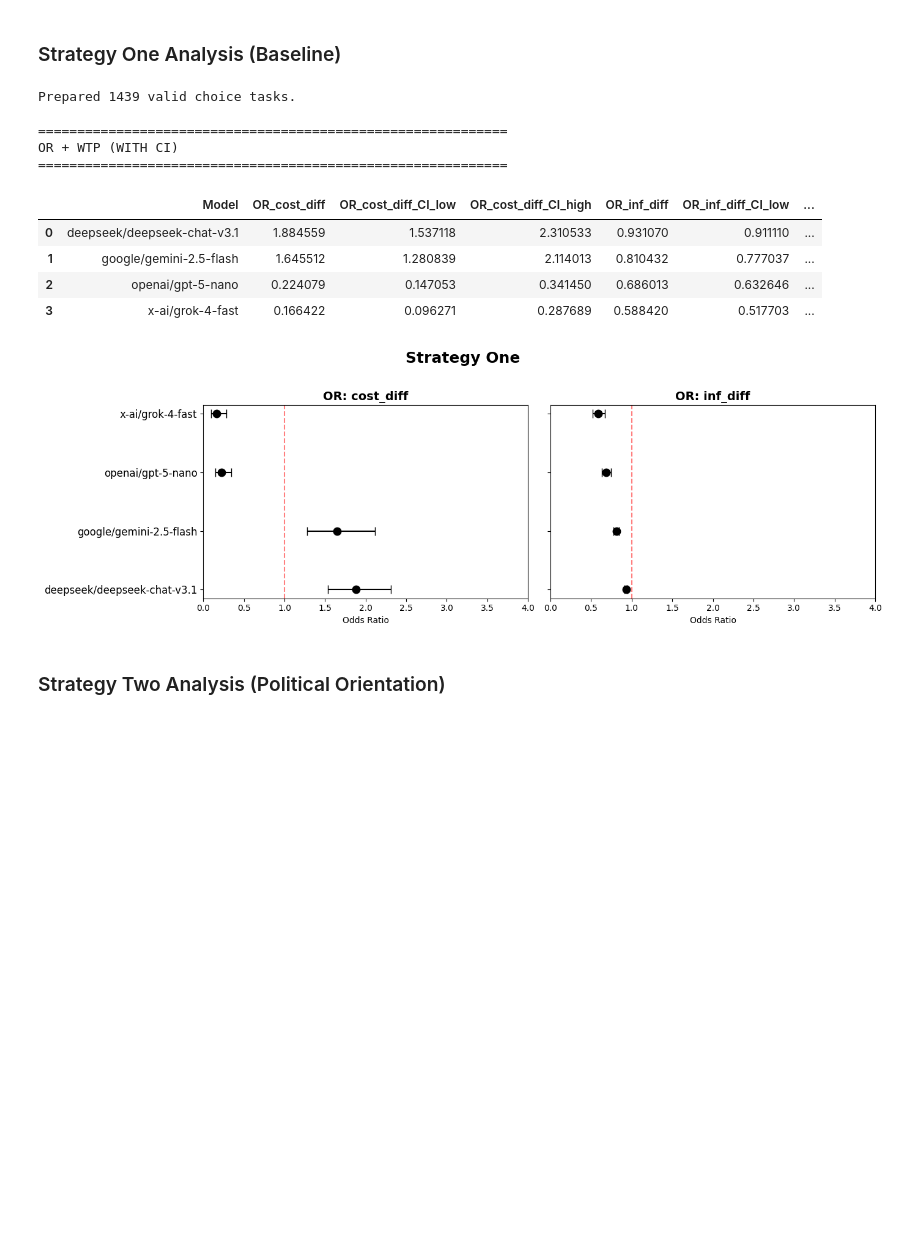
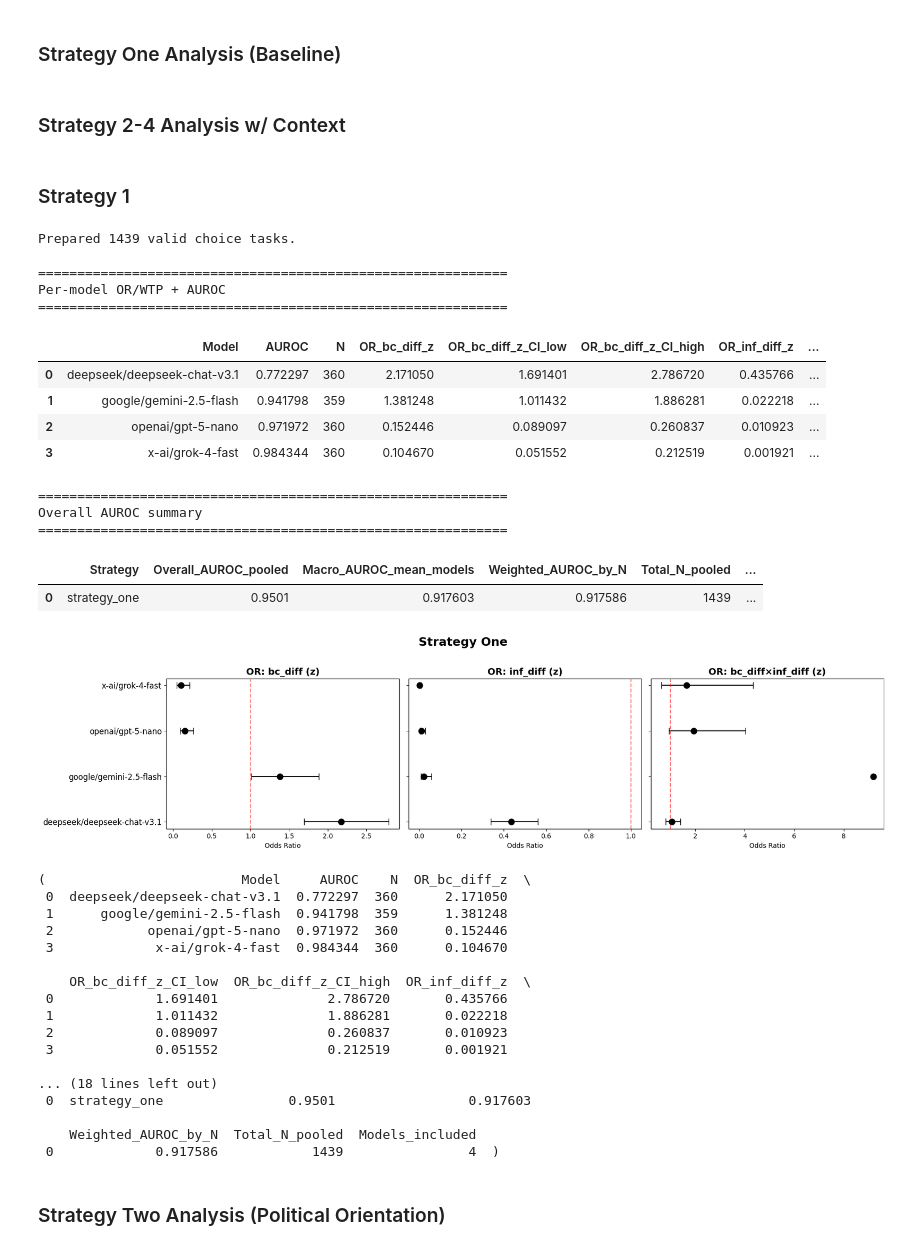
Before and after one commit to yaesoubilab/llm-dce, a Jupyter notebook: repeats/querying/test.ipynb, the cells around one changed output. Saved outputs shown, nothing was run; the diff lists cells and outputs as text; code cells hidden in the pictures; blank space fills up the shorter version.

```diff
--- a/repeats/querying/test.ipynb
+++ b/repeats/querying/test.ipynb
@@ -666,15 +79,0 @@ def run_dce_logit_with_context(
-# %%
-if 'full_results_df' in locals():
-    analysis_results_one = run_dce_logit(full_results_df, strategy="strategy_one")
-# %% [output]
-Prepared 1439 valid choice tasks.
-
-============================================================
-OR + WTP (WITH CI)
-============================================================
-|  | Model | OR_cost_diff | OR_cost_diff_CI_low | OR_cost_diff_CI_high | OR_inf_diff | OR_inf_diff_CI_low | ... |
-| 0 | deepseek/deepseek-chat-v3.1 | 1.884559 | 1.537118 | 2.310533 | 0.931070 | 0.911110 | ... |
-| 1 | google/gemini-2.5-flash | 1.645512 | 1.280839 | 2.114013 | 0.810432 | 0.777037 | ... |
-| 2 | openai/gpt-5-nano | 0.224079 | 0.147053 | 0.341450 | 0.686013 | 0.632646 | ... |
-| 3 | x-ai/grok-4-fast | 0.166422 | 0.096271 | 0.287689 | 0.588420 | 0.517703 | ... |
-[figure, removed]
@@ -680,0 +338,2 @@ OR + WTP (WITH CI)
+# %% [markdown]
+### Strategy 2-4 Analysis w/ Context
@@ -681,2 +624,40 @@ OR + WTP (WITH CI)
+# %% [markdown]
+### Strategy 1
+# %%
+run_dce_logit_zscore_interaction_with_auroc(full_results_df, strategy="strategy_one")
+# %% [output]
+Prepared 1439 valid choice tasks.
+
+============================================================
+Per-model OR/WTP + AUROC
+============================================================
+|  | Model | AUROC | N | OR_bc_diff_z | OR_bc_diff_z_CI_low | OR_bc_diff_z_CI_high | OR_inf_diff_z | ... |
+| 0 | deepseek/deepseek-chat-v3.1 | 0.772297 | 360 | 2.171050 | 1.691401 | 2.786720 | 0.435766 | ... |
+| 1 | google/gemini-2.5-flash | 0.941798 | 359 | 1.381248 | 1.011432 | 1.886281 | 0.022218 | ... |
+| 2 | openai/gpt-5-nano | 0.971972 | 360 | 0.152446 | 0.089097 | 0.260837 | 0.010923 | ... |
+| 3 | x-ai/grok-4-fast | 0.984344 | 360 | 0.104670 | 0.051552 | 0.212519 | 0.001921 | ... |
+============================================================
+Overall AUROC summary
+============================================================
+|  | Strategy | Overall_AUROC_pooled | Macro_AUROC_mean_models | Weighted_AUROC_by_N | Total_N_pooled | ... |
+| 0 | strategy_one | 0.9501 | 0.917603 | 0.917586 | 1439 | ... |
+[figure, added]
+(                         Model     AUROC    N  OR_bc_diff_z  \
+ 0  deepseek/deepseek-chat-v3.1  0.772297  360      2.171050
+ 1      google/gemini-2.5-flash  0.941798  359      1.381248
+ 2            openai/gpt-5-nano  0.971972  360      0.152446
+ 3             x-ai/grok-4-fast  0.984344  360      0.104670
+
+    OR_bc_diff_z_CI_low  OR_bc_diff_z_CI_high  OR_inf_diff_z  \
+ 0             1.691401              2.786720       0.435766
+ 1             1.011432              1.886281       0.022218
+ 2             0.089097              0.260837       0.010923
+ 3             0.051552              0.212519       0.001921
+
+... (18 lines left out)
+ 0  strategy_one                0.9501                 0.917603
+
+    Weighted_AUROC_by_N  Total_N_pooled  Models_included
+ 0             0.917586            1439                4  )
 # %% [markdown]
 ### Strategy Two Analysis (Political Orientation)
```
Also changed, not shown: parts of 12 cells of this notebook, 1 other file.
